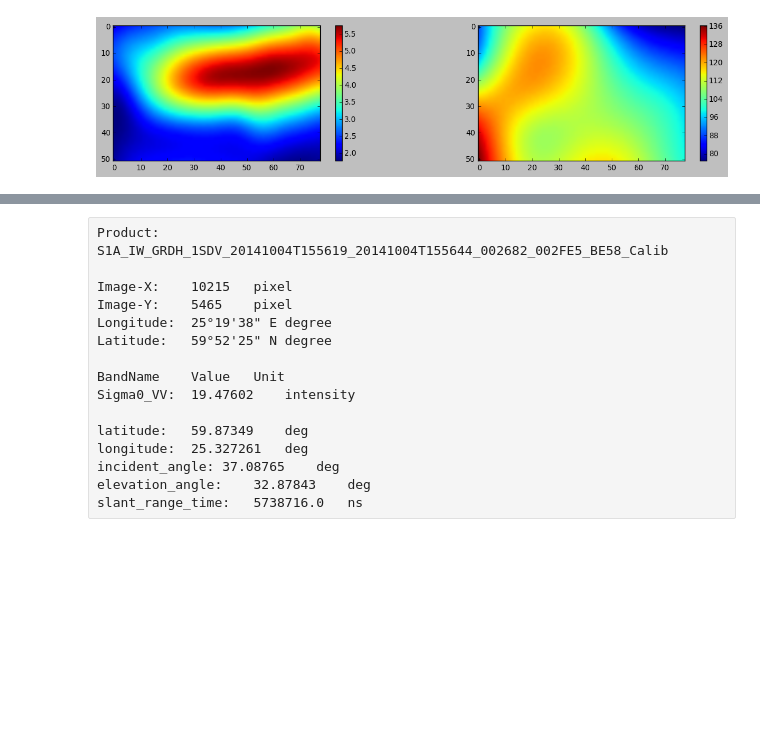
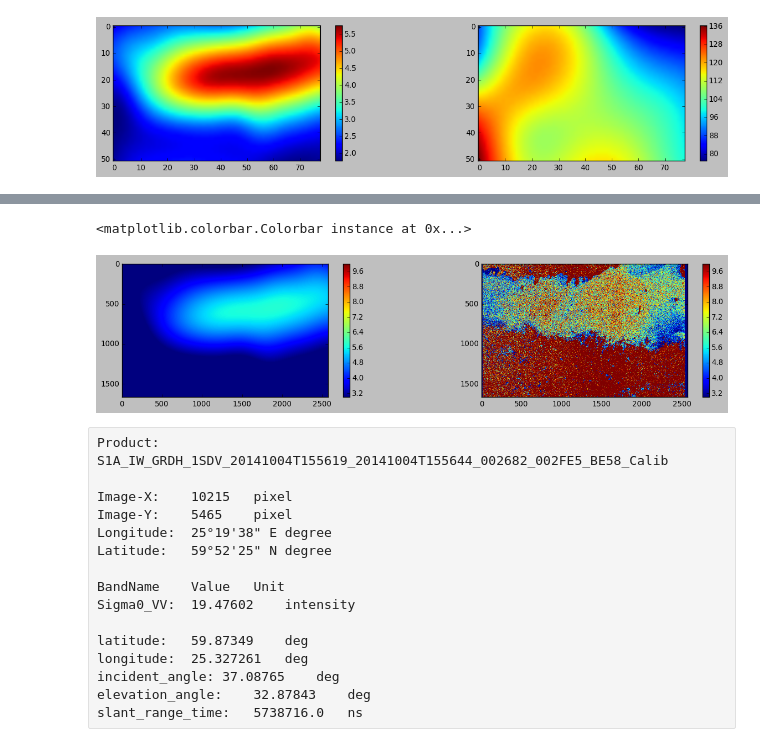
Before and after one commit to magican/PySOL, a Jupyter notebook: notebooks/Sentinel-1/0.0.0.Sentinel-1_sar_test.ipynb, the cells around one changed output, grey strips where cells are left out. Saved outputs shown, nothing was run; the diff lists cells and outputs as text; code cells hidden in the pictures; blank space fills up the shorter version.

```diff
--- a/notebooks/Sentinel-1/0.0.0.Sentinel-1_sar_test.ipynb
+++ b/notebooks/Sentinel-1/0.0.0.Sentinel-1_sar_test.ipynb
@@ -568,11 +628,14 @@ except Exception:
 # %%
 plt.close('all')
 plt.figure(figsize=(16,16/3*double(sigma0w[polarization[0]].shape[0])/double(sigma0w[polarization[0]].shape[1])))
 plt.subplot(121)
-plt.imshow(wind_speed_model_swath[::scale,::scale], vmin=3, vmax=11)
+plt.imshow(wind_speed_model_swath, vmin=3, vmax=10)
 plt.jet()
 plt.colorbar()
 plt.subplot(122)
-plt.imshow(wind_speed_asar[::scale,::scale], vmin=3, vmax=11)
+plt.imshow(wind_speed_asar, vmin=3, vmax=10)
 plt.jet()
 plt.colorbar()
+# %% [output]
+<matplotlib.colorbar.Colorbar instance at 0x...>
+[figure, added]
```
Also changed, not shown: parts of 20 cells of this notebook, 2 other files.
